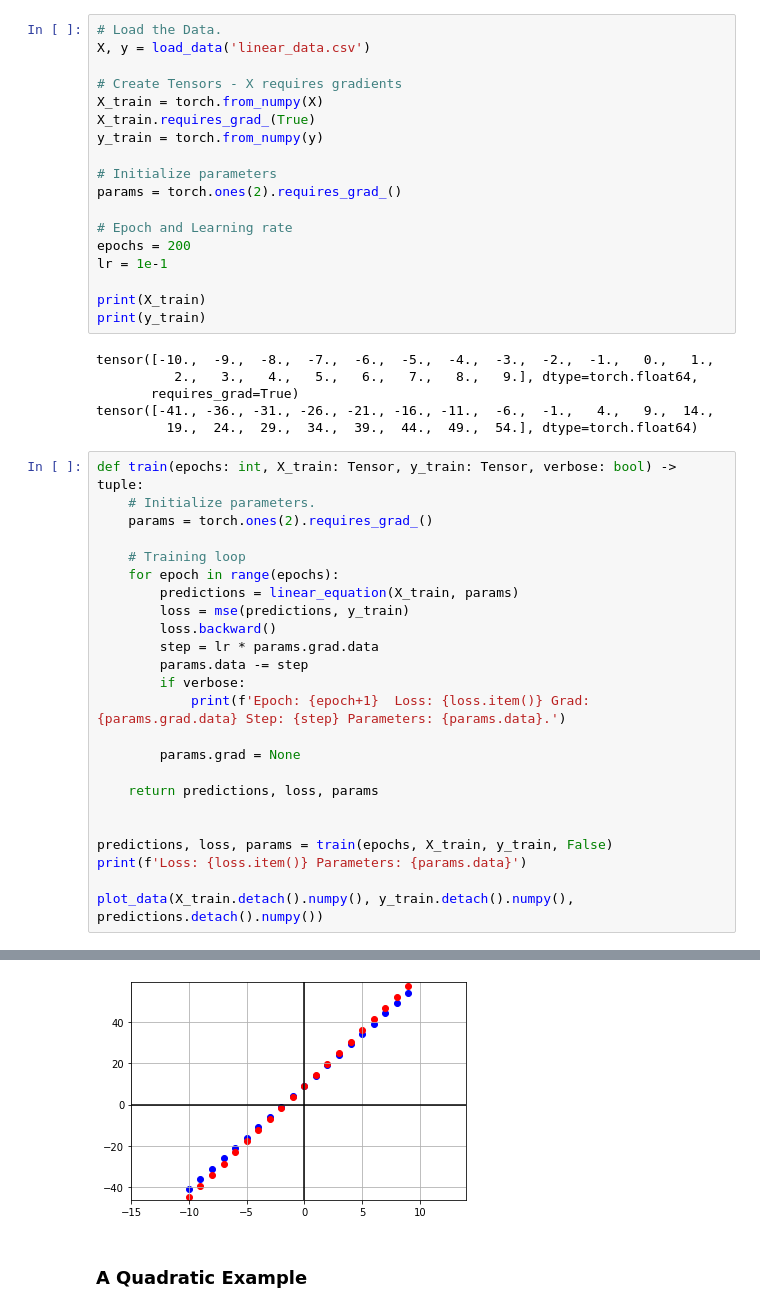
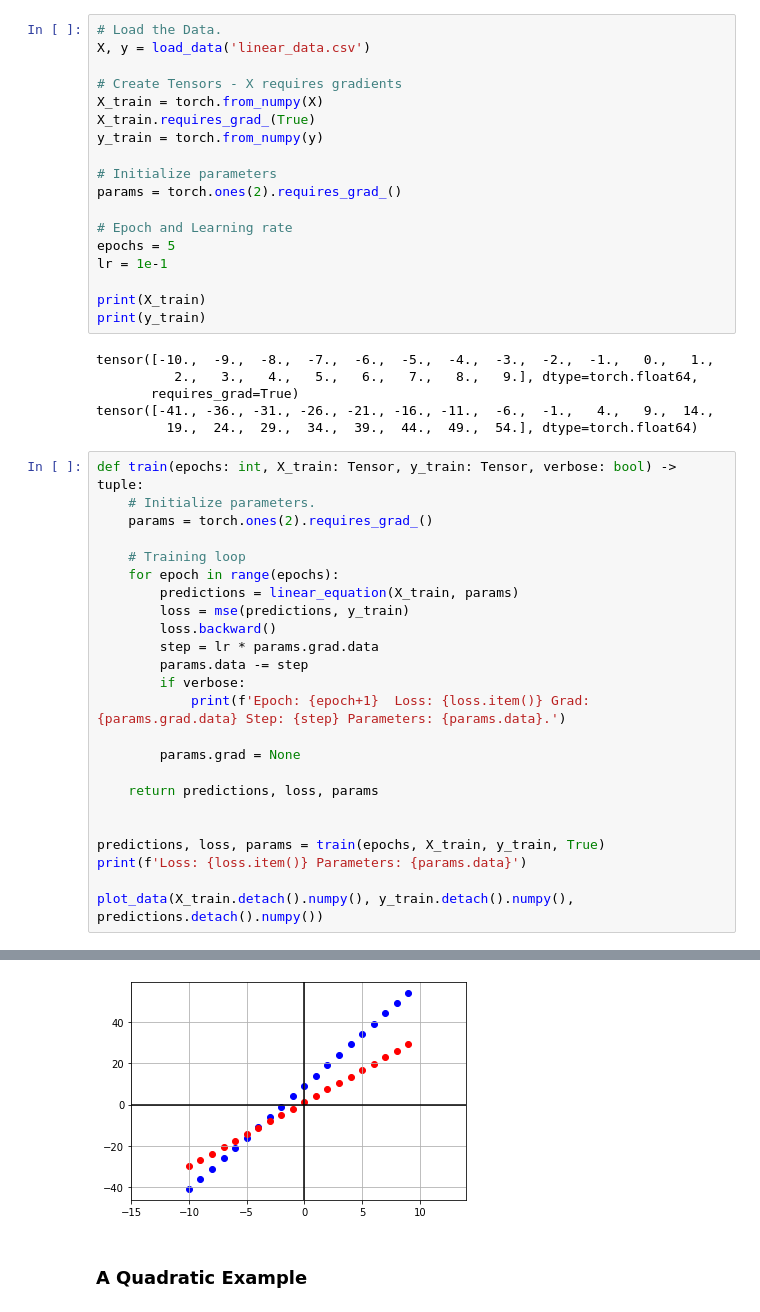
Before and after one commit to keithpij/python-sandbox, a Jupyter notebook: ml/pytorch/ml_process.ipynb, the cells around one changed output, grey strips where cells are left out. Drawn from its saved outputs; the diff is of its cells as text.

```diff
--- a/ml/pytorch/ml_process.ipynb
+++ b/ml/pytorch/ml_process.ipynb
@@ -204,7 +235,7 @@ y_train = torch.from_numpy(y)
 params = torch.ones(2).requires_grad_()
 
 # Epoch and Learning rate
-epochs = 200
+epochs = 5
 lr = 1e-1
 
 print(X_train)
@@ -235,7 +266,7 @@ def train(epochs: int, X_train: Tensor, y_train: Tensor, verbose: bool) -> tuple
     return predictions, loss, params
 
 
-predictions, loss, params = train(epochs, X_train, y_train, False)
+predictions, loss, params = train(epochs, X_train, y_train, True)
 print(f'Loss: {loss.item()} Parameters: {params.data}')
 
 plot_data(X_train.detach().numpy(), y_train.detach().numpy(), predictions.detach().numpy())
@@ -244,4 +280,4 @@ Loss: 2.040351641421255 Parameters: tensor([4.7736, 9.0034])
-[figure, old version]
+[figure, new version]
 # %% [markdown]
 ### A Quadratic Example
 # %%
```
Also changed, not shown: parts of 12 cells of this notebook.
